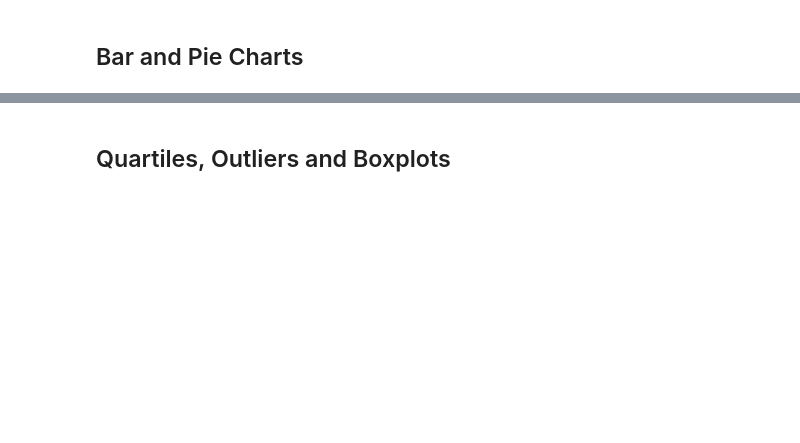
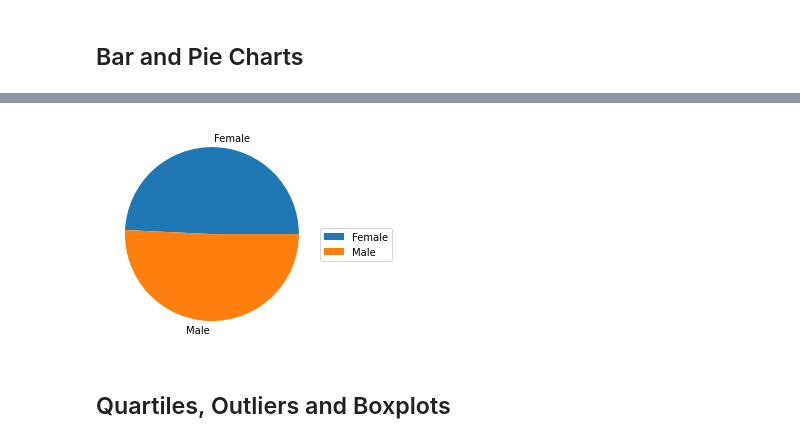
Before and after one commit to BananasFoster623/matplotlib-challenge, a Jupyter notebook: pymaceuticals_starter.ipynb, the cells around one changed output, grey strips where cells are left out. Cells and saved outputs as stored; diff of their text form; code cells hidden in the pictures; blank space fills up the shorter version.

```diff
--- a/pymaceuticals_starter.ipynb
+++ b/pymaceuticals_starter.ipynb
@@ -72,4 +147,10 @@ The number of mice in our dataset is what we expected at 249.
 # %%
 # Generate a pie plot showing the distribution of female versus male mice using pyplot
+# NOTE: need to use pyplot.pie()
+
+pie2 = plt.pie(sexGroup["Mouse ID"], labels=sexGroup.index)
+pie2 = plt.legend(sexGroup.index, bbox_to_anchor=(1.35,0.55))
+# %% [output]
+[figure, added]
 # %% [markdown]
 ## Quartiles, Outliers and Boxplots
```
Also changed, not shown: parts of 32 cells of this notebook.
